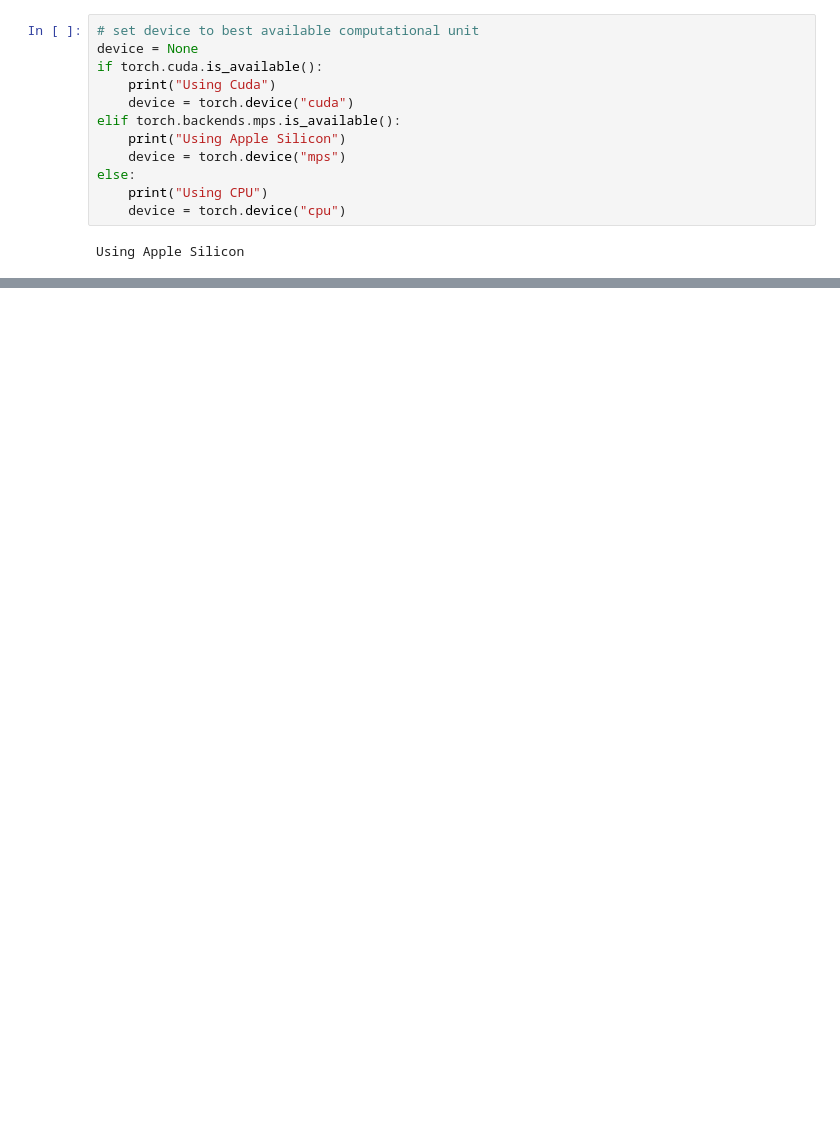
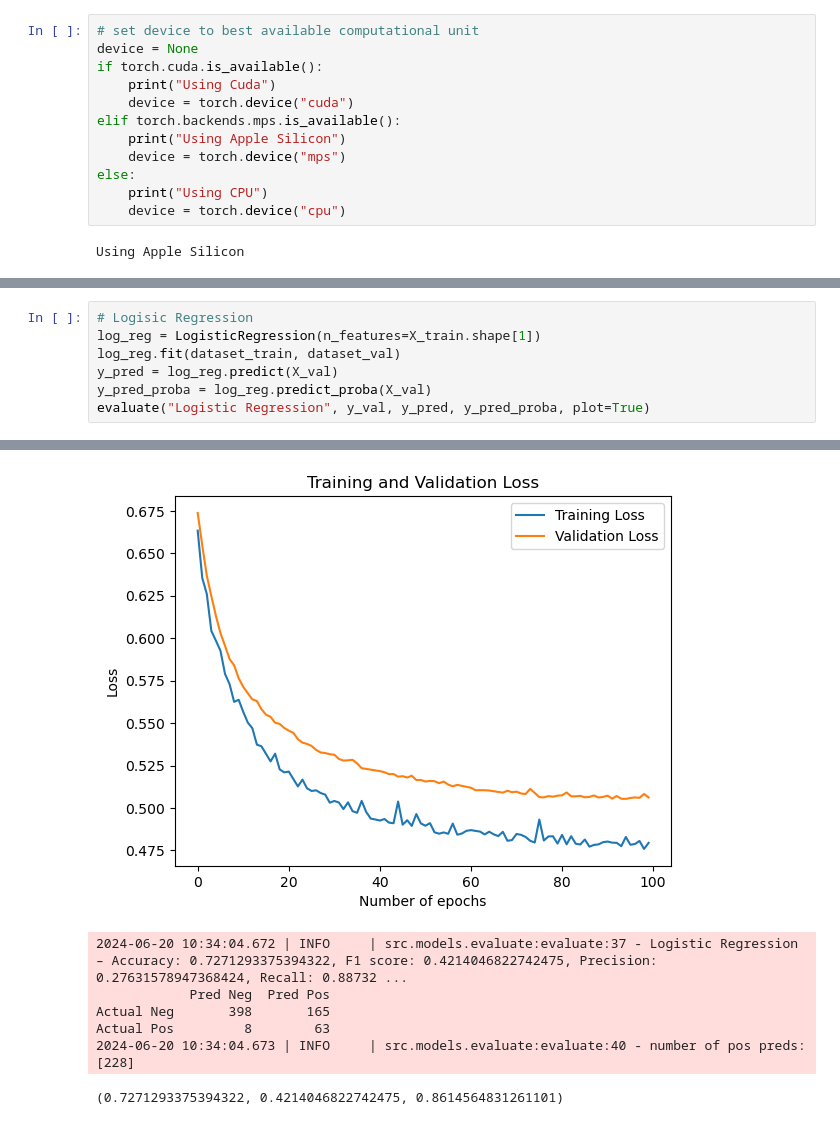
Before and after one commit to paulutsch/binary-stroke-classification, a Jupyter notebook: notebooks/main.ipynb, the cells around one changed output, grey strips where cells are left out. Cells and saved outputs as stored; diff of their text form; blank space fills up the shorter version.

```diff
--- a/notebooks/main.ipynb
+++ b/notebooks/main.ipynb
@@ -211,0 +165,8 @@ Epoch: 999. Train Loss: 0.5108390051871539. Val Loss: 0.514232449233532. Accurac
+# %%
+# Logisic Regression
+log_reg = LogisticRegression(n_features=X_train.shape[1])
+log_reg.fit(dataset_train, dataset_val)
+y_pred = log_reg.predict(X_val)
+y_pred_proba = log_reg.predict_proba(X_val)
+evaluate("Logistic Regression", y_val, y_pred, y_pred_proba, plot=True)
+# %% [output]
@@ -211,0 +190,7 @@ Epoch: 999. Train Loss: 0.5108390051871539. Val Loss: 0.514232449233532. Accurac
+[figure, added]
+2024-06-20 10:34:04.672 | INFO     | src.models.evaluate:evaluate:37 - Logistic Regression – Accuracy: 0.7271293375394322, F1 score: 0.4214046822742475, Precision: 0.27631578947368424, Recall: 0.88732 ...
+            Pred Neg  Pred Pos
+Actual Neg       398       165
+Actual Pos         8        63
+2024-06-20 10:34:04.673 | INFO     | src.models.evaluate:evaluate:40 - number of pos preds: [228]
+(0.7271293375394322, 0.4214046822742475, 0.8614564831261101)
```
Also changed, not shown: parts of 9 cells of this notebook, 3 other files.
